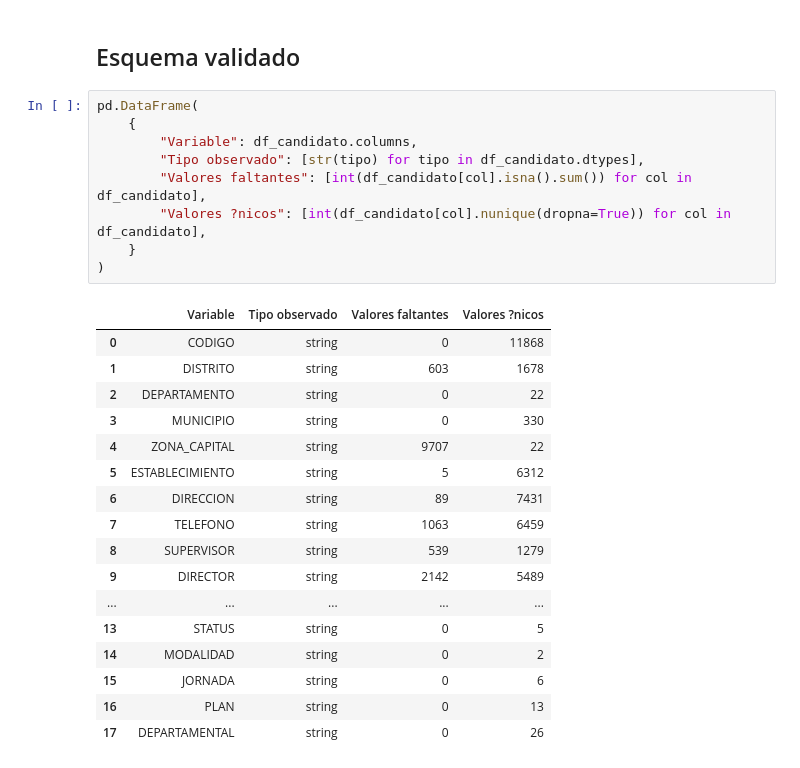
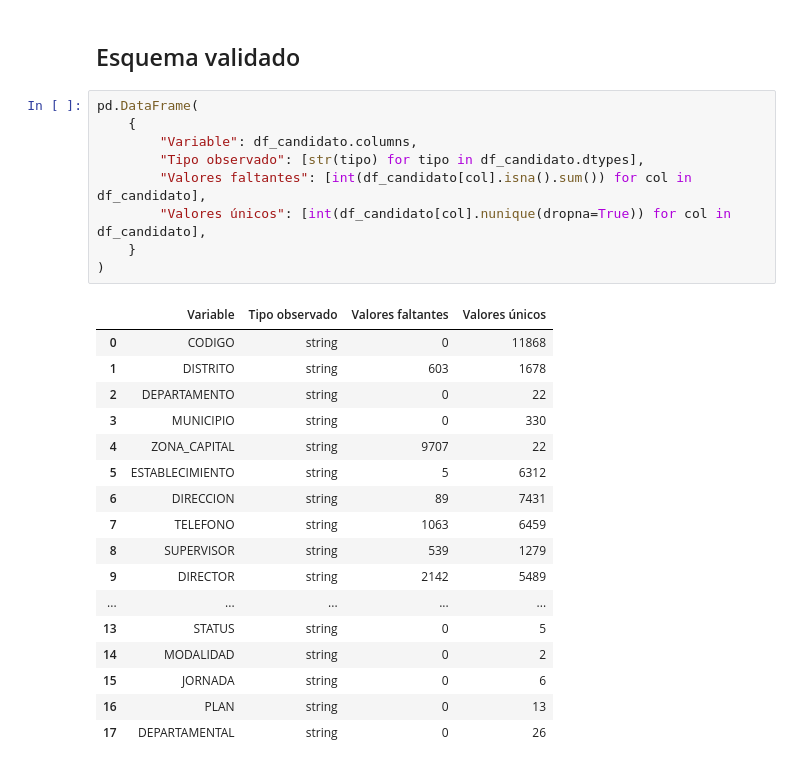
Before and after one commit to JosFer720/Proyecto-Data-Science, a Jupyter notebook: notebooks/05_validacion.ipynb, the cells around one changed output. Drawn from its saved outputs; the diff is of its cells as text.

```diff
--- a/notebooks/05_validacion.ipynb
+++ b/notebooks/05_validacion.ipynb
@@ -90,14 +95,14 @@ VALIDACIÓN APROBADA: 7 de 7 pruebas superadas con cero errores.
 # %%
 pd.DataFrame(
     {
         "Variable": df_candidato.columns,
         "Tipo observado": [str(tipo) for tipo in df_candidato.dtypes],
         "Valores faltantes": [int(df_candidato[col].isna().sum()) for col in df_candidato],
-        "Valores ?nicos": [int(df_candidato[col].nunique(dropna=True)) for col in df_candidato],
+        "Valores únicos": [int(df_candidato[col].nunique(dropna=True)) for col in df_candidato],
     }
 )
 # %% [output]
-|  | Variable | Tipo observado | Valores faltantes | Valores ?nicos |
+|  | Variable | Tipo observado | Valores faltantes | Valores únicos |
 | 0 | CODIGO | string | 0 | 11868 |
 | 1 | DISTRITO | string | 603 | 1678 |
 | 2 | DEPARTAMENTO | string | 0 | 22 |
```
Also changed, not shown: parts of 13 cells of this notebook, 5 other files.
